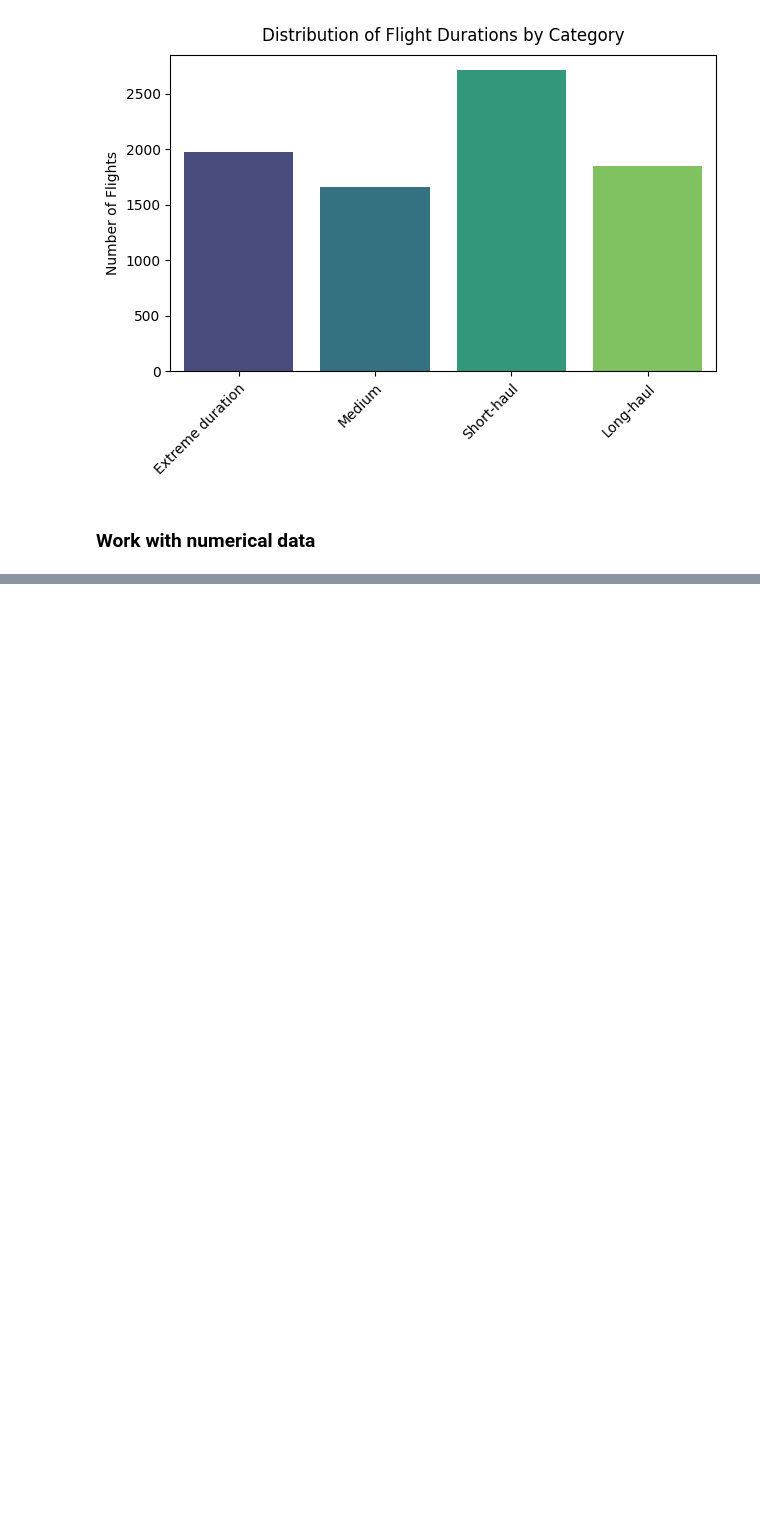
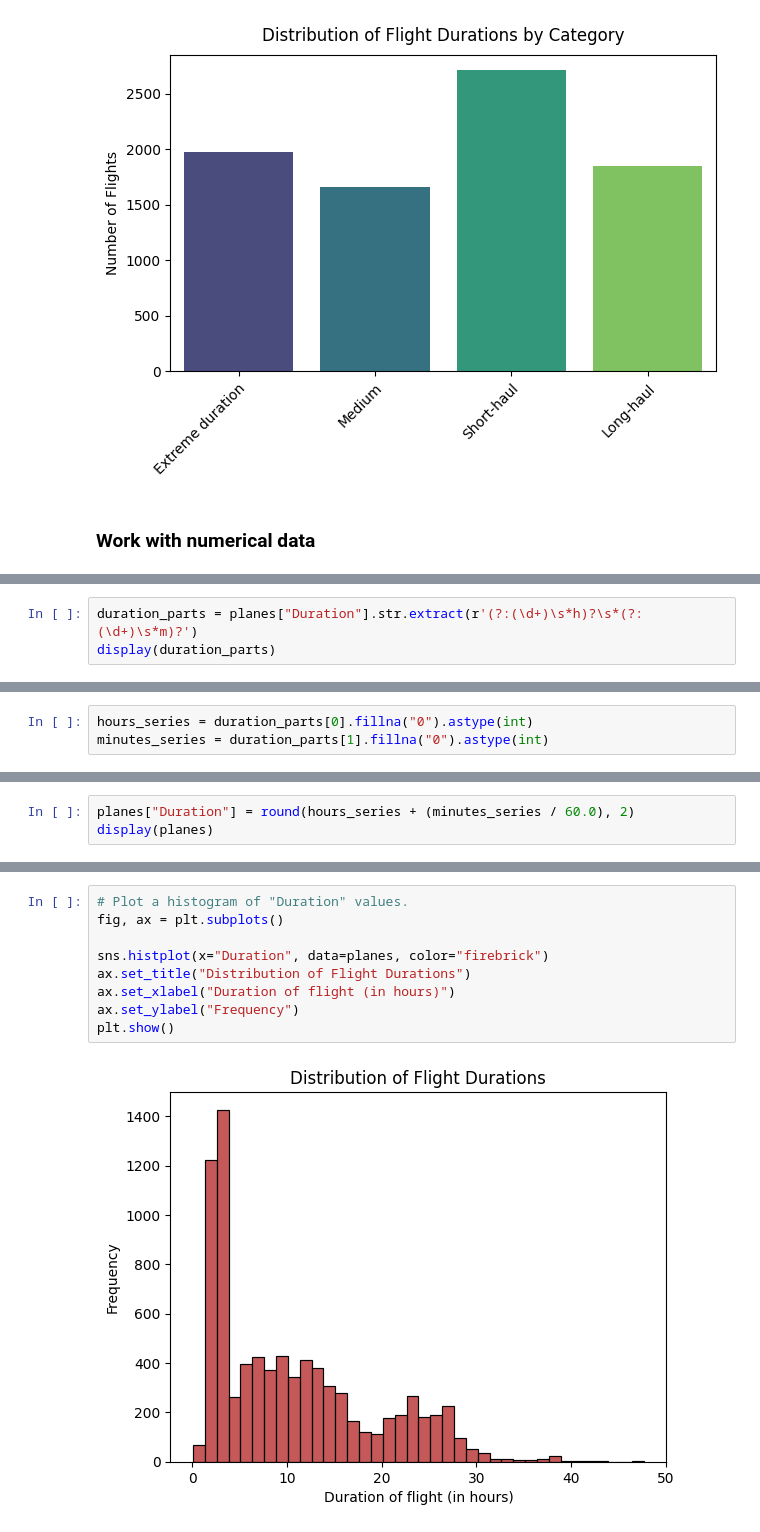
Before and after one commit to jhlopesalves/data-science-notebooks, a Jupyter notebook: Python/Exploratory Data Analysis/exploratory_data_analysis.ipynb, the cells around one changed output, grey strips where cells are left out. Drawn from its saved outputs; the diff is of its cells as text; blank space fills up the shorter version.

```diff
--- a/Python/Exploratory Data Analysis/exploratory_data_analysis.ipynb
+++ b/Python/Exploratory Data Analysis/exploratory_data_analysis.ipynb
@@ -938,0 +1071,3 @@ plt.show()
+# %%
+duration_parts = planes["Duration"].str.extract(r'(?:(\d+)\s*h)?\s*(?:(\d+)\s*m)?')
+display(duration_parts)
@@ -938,0 +1091,3 @@ plt.show()
+# %%
+hours_series = duration_parts[0].fillna("0").astype(int)
+minutes_series = duration_parts[1].fillna("0").astype(int)
@@ -938,0 +1096,3 @@ plt.show()
+# %%
+planes["Duration"] = round(hours_series + (minutes_series / 60.0), 2)
+display(planes)
@@ -938,0 +1113,11 @@ plt.show()
+# %%
+# Plot a histogram of "Duration" values.
+fig, ax = plt.subplots()
+
+sns.histplot(x="Duration", data=planes, color="firebrick")
+ax.set_title("Distribution of Flight Durations")
+ax.set_xlabel("Duration of flight (in hours)")
+ax.set_ylabel("Frequency")
+plt.show()
+# %% [output]
+[figure, added]
```
Also changed, not shown: parts of 34 cells of this notebook.
